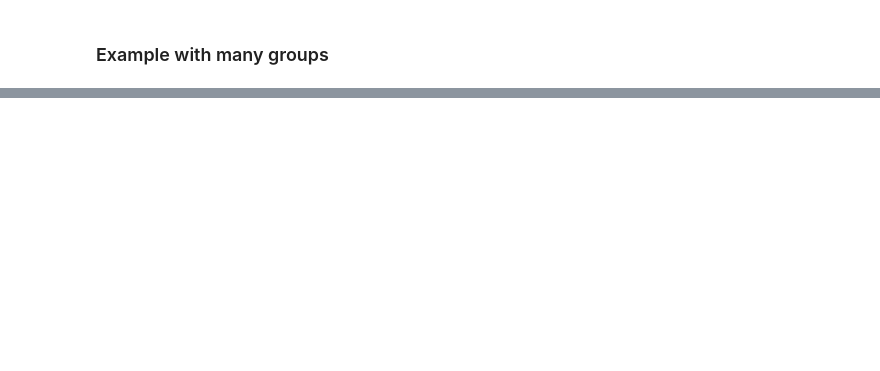
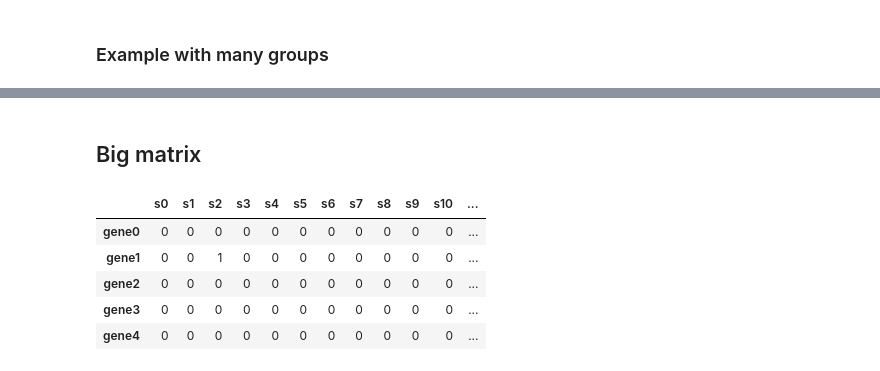
Before and after one commit to mpschr/mutex, a Jupyter notebook: MutEx and CoOc test in python.ipynb, the cells around one changed output, grey strips where cells are left out. Cells and saved outputs as stored; diff of their text form; code cells hidden in the pictures; blank space fills up the shorter version.

```diff
--- a/MutEx and CoOc test in python.ipynb
+++ b/MutEx and CoOc test in python.ipynb
@@ -92 +94,20 @@ result_df[['items','coverage', 'signal', 'mutex_pvalue', 'co_occurence_pvalue',
 | 5 | [gene41, gene66] | 29 | 36 | 0.9880 | 0.0120 | 0.805556 | ... |
+# %% [markdown]
+## Big matrix
+# %%
+row, col = 10000, 800
+np.random.seed(77)
+df = pd.DataFrame(sparse.random(row, col).A).apply(np.ceil)
+
+df.columns = ['s' + str(x) for x in df.columns]
+df.index = ['gene' + str(x) for x in df.index]
+
+pd.set_option('display.max_columns', 1000)
+df.head()
+# %% [output]
+|  | s0 | s1 | s2 | s3 | s4 | s5 | s6 | s7 | s8 | s9 | s10 | ... |
+| gene0 | 0 | 0 | 0 | 0 | 0 | 0 | 0 | 0 | 0 | 0 | 0 | ... |
+| gene1 | 0 | 0 | 1 | 0 | 0 | 0 | 0 | 0 | 0 | 0 | 0 | ... |
+| gene2 | 0 | 0 | 0 | 0 | 0 | 0 | 0 | 0 | 0 | 0 | 0 | ... |
+| gene3 | 0 | 0 | 0 | 0 | 0 | 0 | 0 | 0 | 0 | 0 | 0 | ... |
+| gene4 | 0 | 0 | 0 | 0 | 0 | 0 | 0 | 0 | 0 | 0 | 0 | ... |
```
Also changed, not shown: parts of 5 cells of this notebook, 1 other file.
